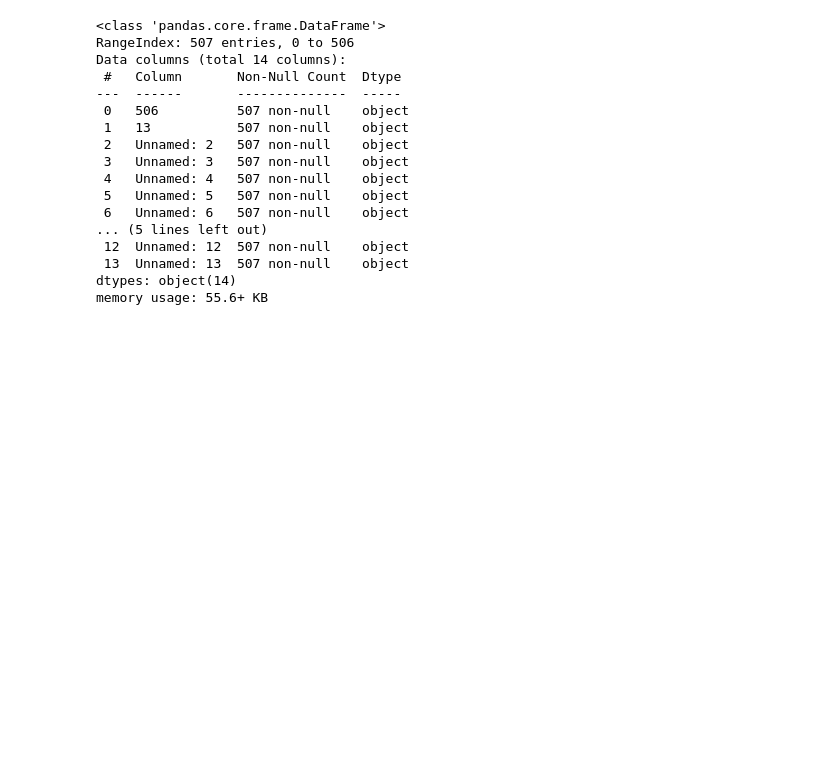
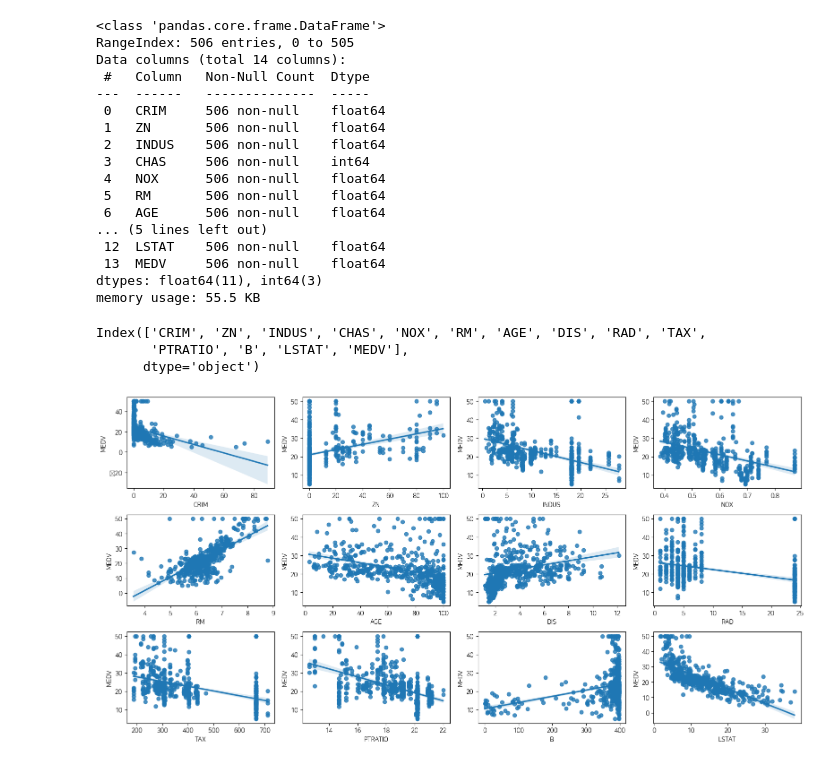
Before and after one commit to hclpm/DataAnalysis, a Jupyter notebook: MachineLearning/Regression/Practice_Boston.ipynb, the cells around one changed output. Cells and saved outputs as stored; diff of their text form; code cells hidden in the pictures; blank space fills up the shorter version.

```diff
--- a/MachineLearning/Regression/Practice_Boston.ipynb
+++ b/MachineLearning/Regression/Practice_Boston.ipynb
@@ -21,0 +1,6 @@ df
+# %%
+import pandas as pd
+import matplotlib.pyplot as plt
+
+df = pd.read_csv('boston_house_prices.csv', skiprows=1)
+df.head(5)
@@ -23,19 +15,36 @@ df
 df.info()
 # %% [output]
 <class 'pandas.core.frame.DataFrame'>
-RangeIndex: 507 entries, 0 to 506
+RangeIndex: 506 entries, 0 to 505
 Data columns (total 14 columns):
- #   Column       Non-Null Count  Dtype
----  ------       --------------  -----
- 0   506          507 non-null    object
- 1   13           507 non-null    object
- 2   Unnamed: 2   507 non-null    object
- 3   Unnamed: 3   507 non-null    object
- 4   Unnamed: 4   507 non-null    object
- 5   Unnamed: 5   507 non-null    object
- 6   Unnamed: 6   507 non-null    object
+ #   Column   Non-Null Count  Dtype
+---  ------   --------------  -----
+ 0   CRIM     506 non-null    float64
+ 1   ZN       506 non-null    float64
+ 2   INDUS    506 non-null    float64
+ 3   CHAS     506 non-null    int64
+ 4   NOX      506 non-null    float64
+ 5   RM       506 non-null    float64
+ 6   AGE      506 non-null    float64
 ... (5 lines left out)
- 12  Unnamed: 12  507 non-null    object
- 13  Unnamed: 13  507 non-null    object
-dtypes: object(14)
-memory usage: 55.6+ KB
+ 12  LSTAT    506 non-null    float64
+ 13  MEDV     506 non-null    float64
+dtypes: float64(11), int64(3)
+memory usage: 55.5 KB
+# %%
+import seaborn as sns
+df.columns
+# %% [output]
+Index(['CRIM', 'ZN', 'INDUS', 'CHAS', 'NOX', 'RM', 'AGE', 'DIS', 'RAD', 'TAX',
+       'PTRATIO', 'B', 'LSTAT', 'MEDV'],
+      dtype='object')
+# %%
+fig, axs = plt.subplots(figsize= (16,8), ncols=4, nrows=3)
+lm_features = ['CRIM', 'ZN', 'INDUS', 'NOX', 'RM', 'AGE', 'DIS', 'RAD', 'TAX','PTRATIO', 'B', 'LSTAT']
+for i, features in enumerate(lm_features):
+    row = int(i/4)
+    col = i % 4
+    sns.regplot(x=features, y='MEDV', data=df, ax=axs[row][col])
+    plt.tight_layout()
+# %% [output]
+[figure, added]
```
Also changed, not shown: parts of 4 cells of this notebook.
